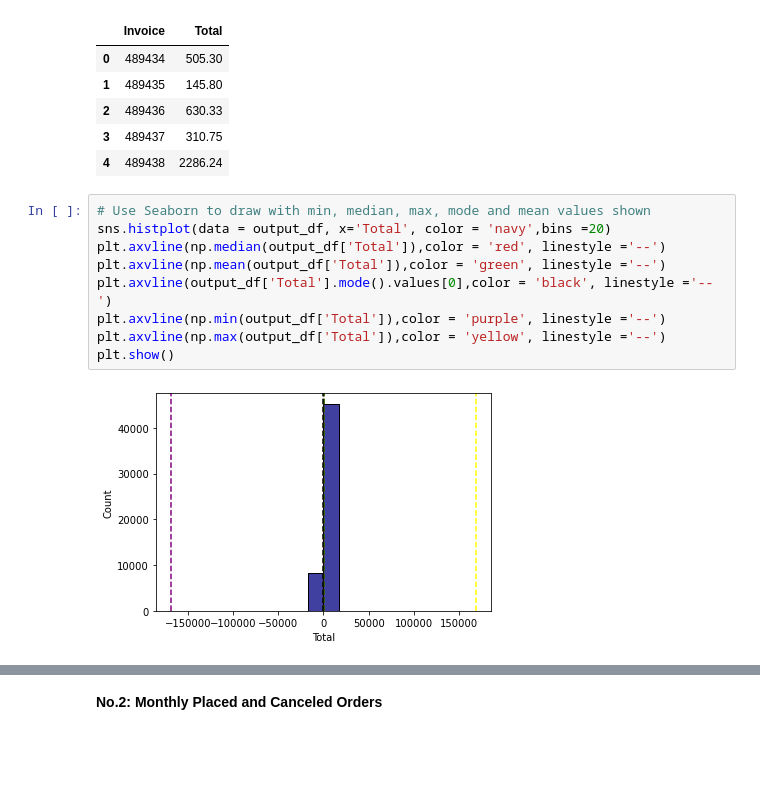
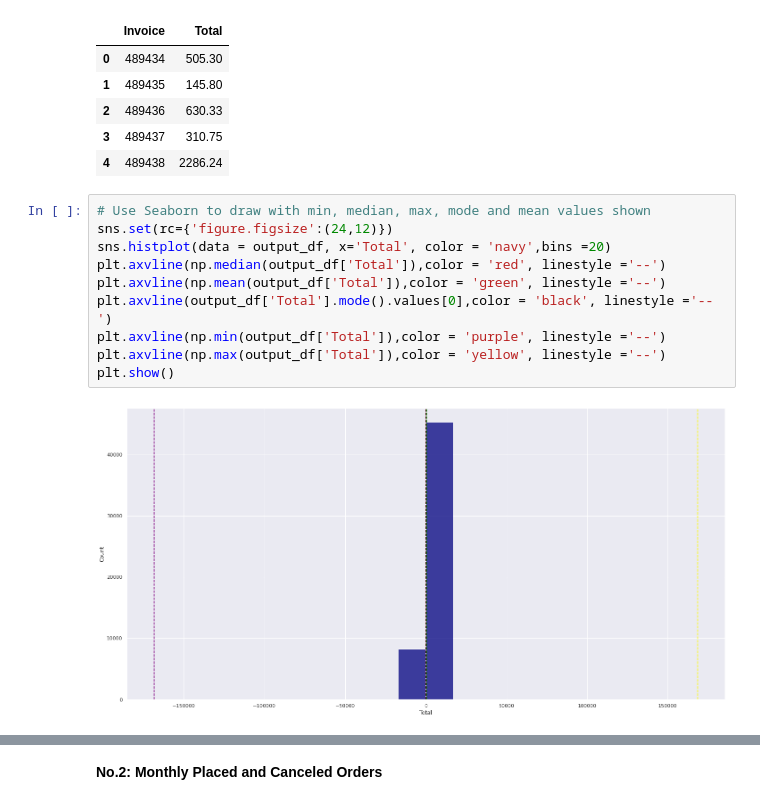
Before and after one commit to jarviscanada/jarvis_data_eng_OwenLiu, a Jupyter notebook: python_data_analytics/psql/retail_data_analytics_wrangling.ipynb, the cells around one changed output, grey strips where cells are left out. Saved outputs shown, nothing was run; the diff lists cells and outputs as text; blank space fills up the shorter version.

Commit message:
Final code&Graph changes

```diff
--- a/python_data_analytics/psql/retail_data_analytics_wrangling.ipynb
+++ b/python_data_analytics/psql/retail_data_analytics_wrangling.ipynb
@@ -219,15 +234,16 @@ output_df.head()
 | 4 | 489438 | 2286.24 |
 # %%
 # Use Seaborn to draw with min, median, max, mode and mean values shown
+sns.set(rc={'figure.figsize':(24,12)})
 sns.histplot(data = output_df, x='Total', color = 'navy',bins =20)
 plt.axvline(np.median(output_df['Total']),color = 'red', linestyle ='--')
 plt.axvline(np.mean(output_df['Total']),color = 'green', linestyle ='--')
 plt.axvline(output_df['Total'].mode().values[0],color = 'black', linestyle ='--')
 plt.axvline(np.min(output_df['Total']),color = 'purple', linestyle ='--')
 plt.axvline(np.max(output_df['Total']),color = 'yellow', linestyle ='--')
 plt.show()
 # %% [output]
-[figure, old version]
+[figure, new version]
 # %%
 '''Note that the data above are heavily accumalated around zero with a lot of outliers.
    For better visualization purposes, we draw the 85% quantile again. '''
```
Also changed, not shown: parts of 19 cells of this notebook, 12 other files.
